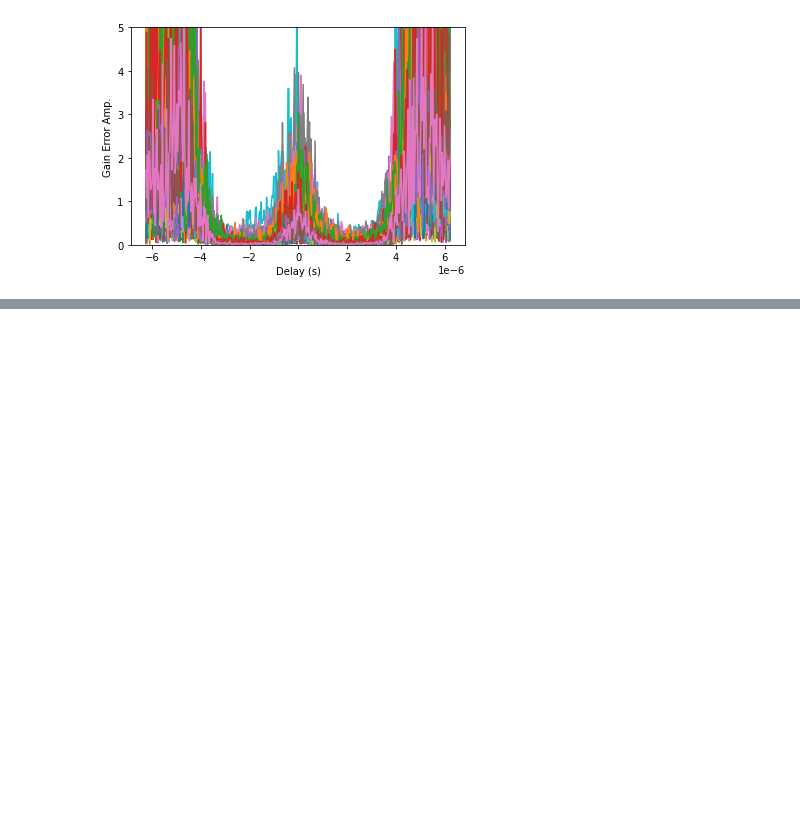
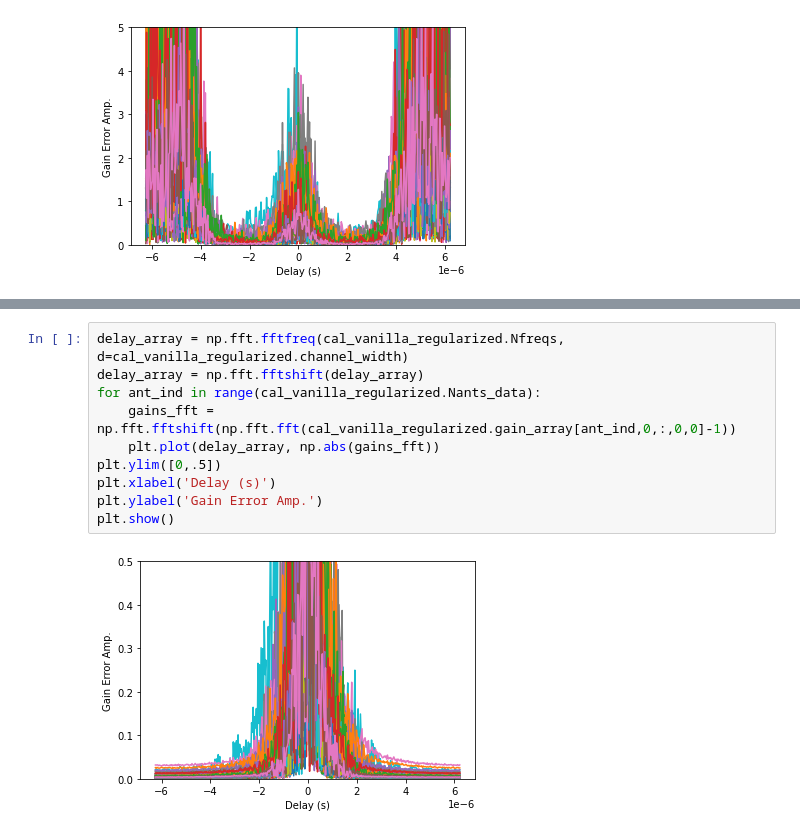
Before and after one commit to rlbyrne/rlb_LWA, a Jupyter notebook: notebooks/dwcal_notebooks/dwcal_test_plotting_Feb2022.ipynb, the cells around one changed output, grey strips where cells are left out. Cells and saved outputs as stored; diff of their text form; blank space fills up the shorter version.

```diff
--- a/notebooks/dwcal_notebooks/dwcal_test_plotting_Feb2022.ipynb
+++ b/notebooks/dwcal_notebooks/dwcal_test_plotting_Feb2022.ipynb
@@ -57,0 +87,12 @@ plt.show()
+# %%
+delay_array = np.fft.fftfreq(cal_vanilla_regularized.Nfreqs, d=cal_vanilla_regularized.channel_width)
+delay_array = np.fft.fftshift(delay_array)
+for ant_ind in range(cal_vanilla_regularized.Nants_data):
+    gains_fft = np.fft.fftshift(np.fft.fft(cal_vanilla_regularized.gain_array[ant_ind,0,:,0,0]-1))
+    plt.plot(delay_array, np.abs(gains_fft))
+plt.ylim([0,.5])
+plt.xlabel('Delay (s)')
+plt.ylabel('Gain Error Amp.')
+plt.show()
+# %% [output]
+[figure, added]
```
Also changed, not shown: parts of 4 cells of this notebook, 2 other files.
